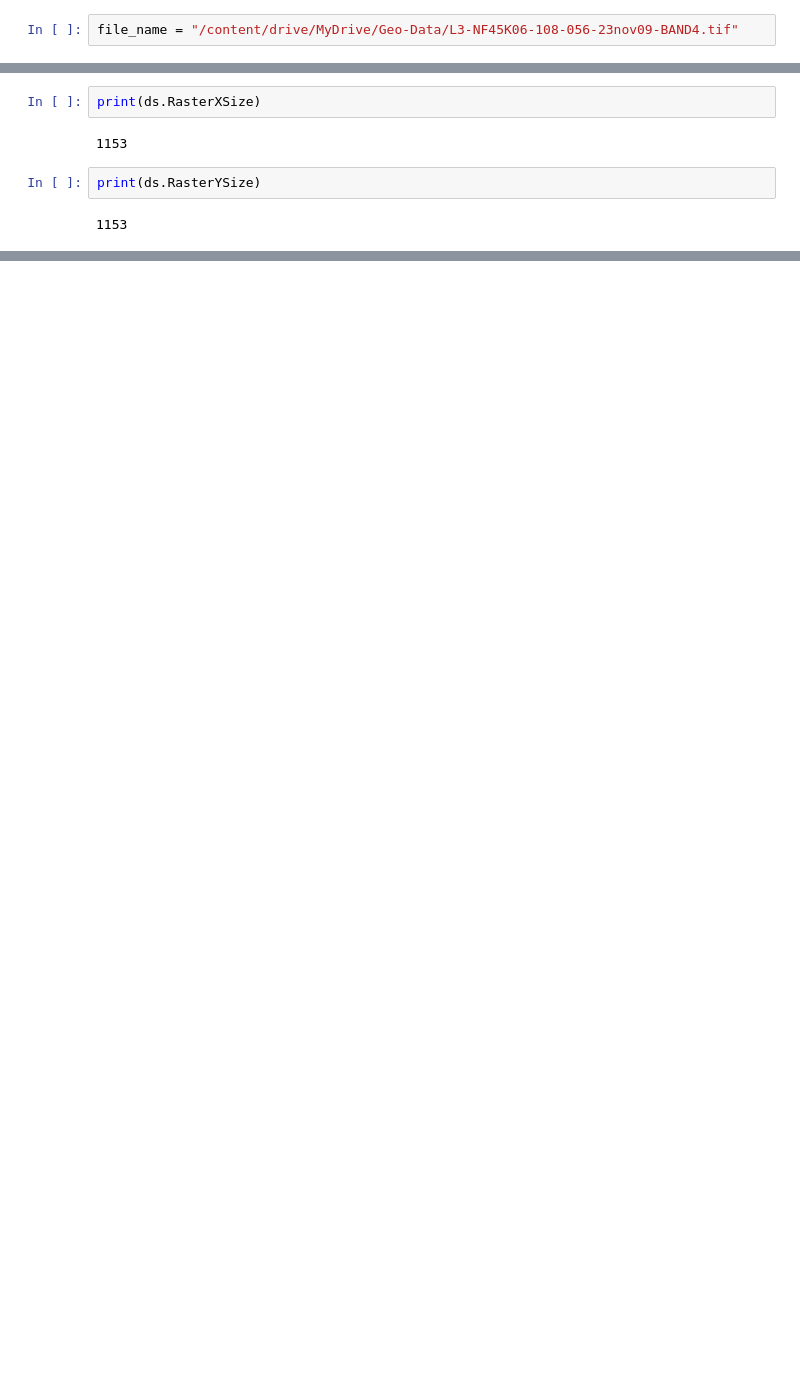
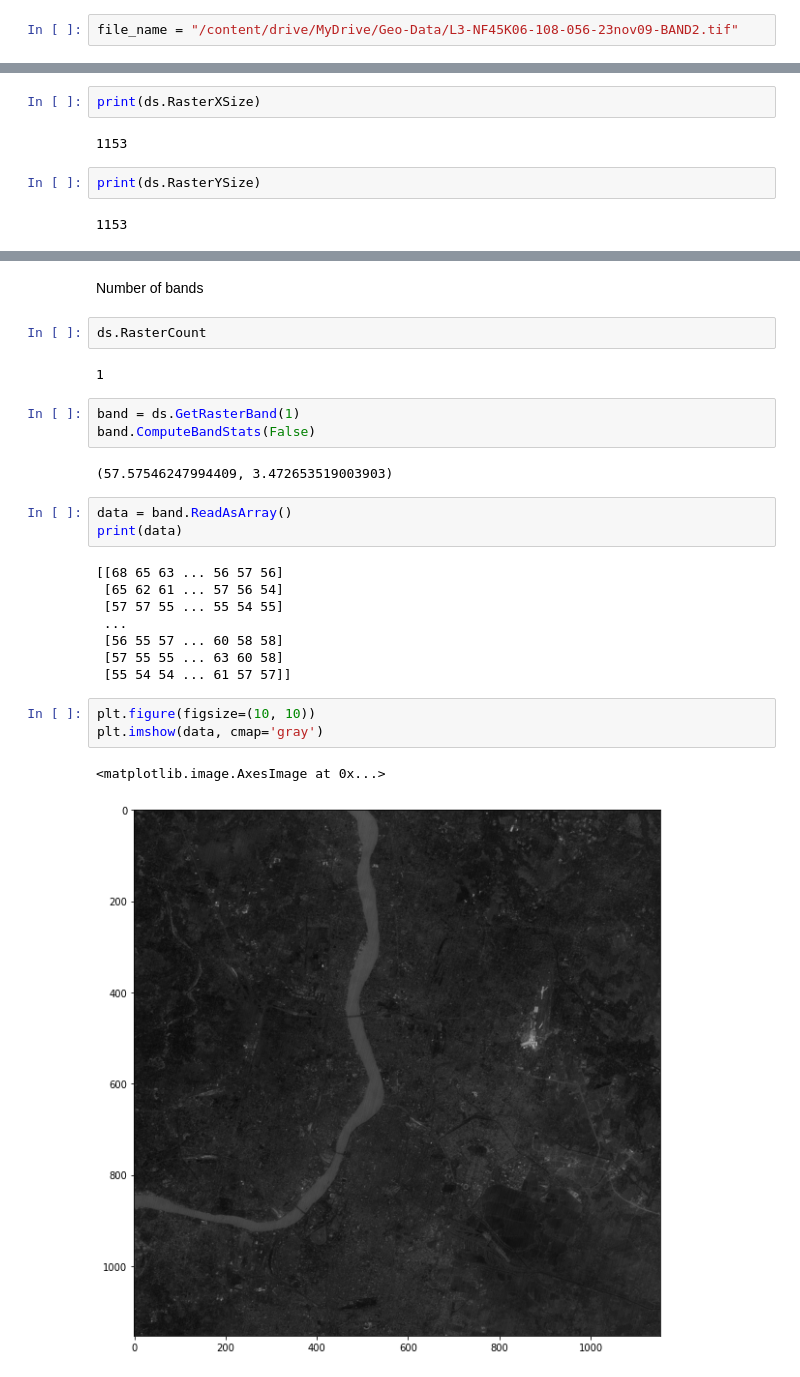
Before and after one commit to web-dot/geodatatest, a Jupyter notebook: GeoTest.ipynb, the cells around one changed output, grey strips where cells are left out. Drawn from its saved outputs; the diff is of its cells as text; blank space fills up the shorter version.

```diff
--- a/GeoTest.ipynb
+++ b/GeoTest.ipynb
@@ -11,7 +11,7 @@ import matplotlib.pyplot as plt
 import numpy as np
 import pprint
 # %%
-file_name = "/content/drive/MyDrive/Geo-Data/L3-NF45K06-108-056-23nov09-BAND4.tif"
+file_name = "/content/drive/MyDrive/Geo-Data/L3-NF45K06-108-056-23nov09-BAND2.tif"
 # %%
 ds = gdal.Open(file_name)
 # %%
@@ -32,0 +65,28 @@ fatal: could not read Username for 'https://github.com': No such device or addre
+# %% [markdown]
+Number of bands
+# %%
+ds.RasterCount
+# %% [output]
+1
+# %%
+band = ds.GetRasterBand(1)
+band.ComputeBandStats(False)
+# %% [output]
+(57.57546247994409, 3.472653519003903)
+# %%
+data = band.ReadAsArray()
+print(data)
+# %% [output]
+[[68 65 63 ... 56 57 56]
+ [65 62 61 ... 57 56 54]
+ [57 57 55 ... 55 54 55]
+ ...
+ [56 55 57 ... 60 58 58]
+ [57 55 55 ... 63 60 58]
+ [55 54 54 ... 61 57 57]]
+# %%
+plt.figure(figsize=(10, 10))
+plt.imshow(data, cmap='gray')
+# %% [output]
+<matplotlib.image.AxesImage at 0x...>
+[figure, added]
```
Also changed, not shown: parts of 9 cells of this notebook, 1 other file.
